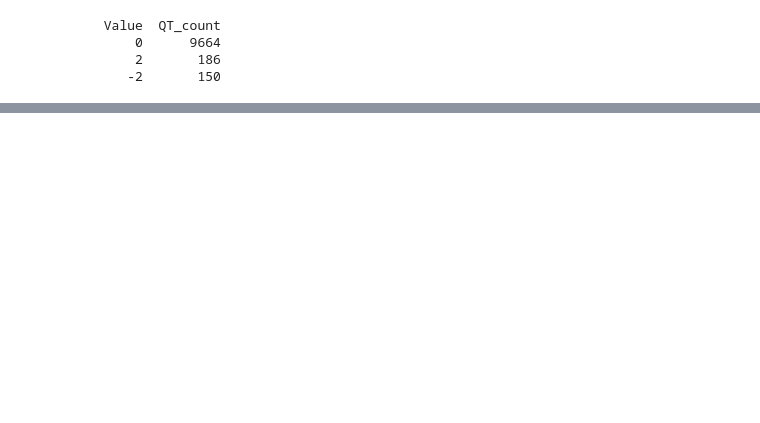
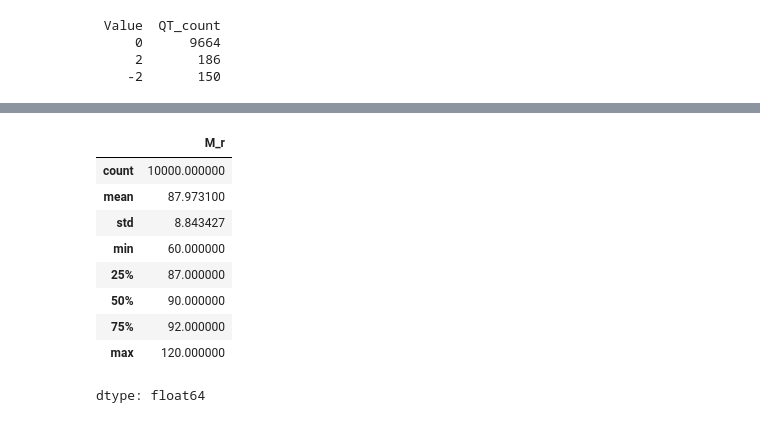
Before and after one commit to ProgramasParaFisicaDeParticulas/lecturadedatosabiertoscmszmumu-MPM-cvr, a Jupyter notebook: CMSOpenDataZtoMuMu.ipynb, the cells around one changed output, grey strips where cells are left out. Cells and saved outputs as stored; diff of their text form; code cells hidden in the pictures; blank space fills up the shorter version.

```diff
--- a/CMSOpenDataZtoMuMu.ipynb
+++ b/CMSOpenDataZtoMuMu.ipynb
@@ -169,0 +204,13 @@ print(table3.to_string(index=False))
+# %%
+df["M_r"].describe()
+# %% [output]
+|  | M_r |
+| count | 10000.000000 |
+| mean | 87.973100 |
+| std | 8.843427 |
+| min | 60.000000 |
+| 25% | 87.000000 |
+| 50% | 90.000000 |
+| 75% | 92.000000 |
+| max | 120.000000 |
+dtype: float64
```
Also changed, not shown: parts of 9 cells of this notebook.
